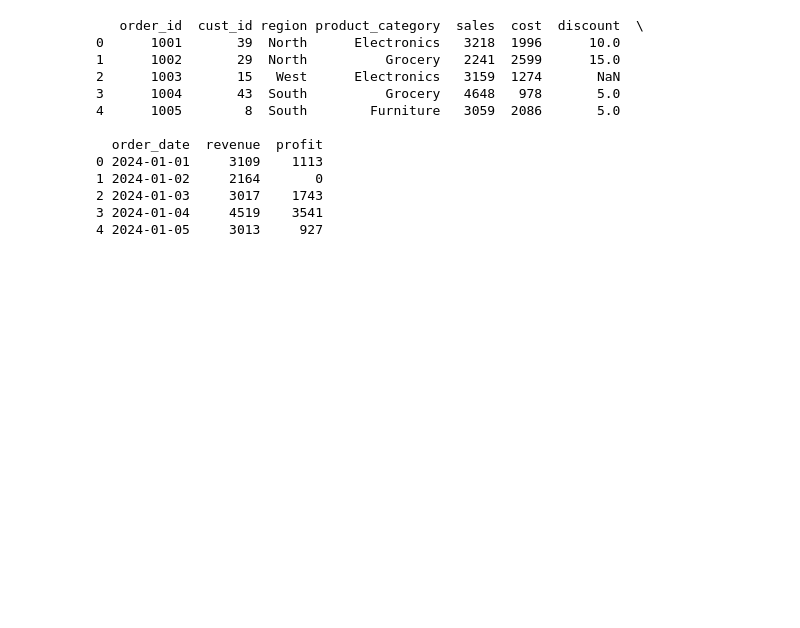
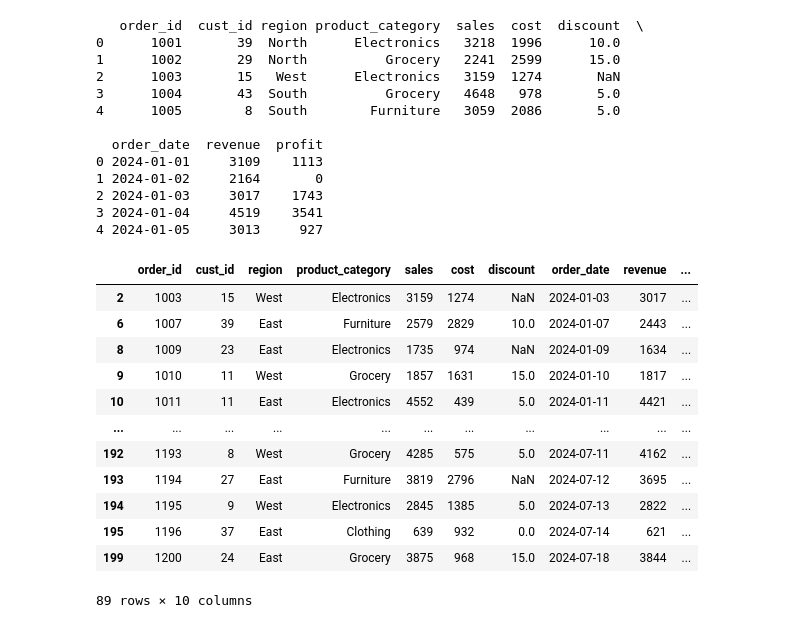
Before and after one commit to rramanswain2001/Python-code, a Jupyter notebook: Untitled.ipynb, the cells around one changed output. Saved outputs shown, nothing was run; the diff lists cells and outputs as text; code cells hidden in the pictures; blank space fills up the shorter version.

```diff
--- a/Untitled.ipynb
+++ b/Untitled.ipynb
@@ -278,3 +278,20 @@ print(df.head())
 2 2024-01-03     3017    1743
 3 2024-01-04     4519    3541
 4 2024-01-05     3013     927
+# %%
+#Find rows where region is either "East" or "West".
+df[df['region'].isin(['East','West'])]
+# %% [output]
+|  | order_id | cust_id | region | product_category | sales | cost | discount | order_date | revenue | ... |
+| 2 | 1003 | 15 | West | Electronics | 3159 | 1274 | NaN | 2024-01-03 | 3017 | ... |
+| 6 | 1007 | 39 | East | Furniture | 2579 | 2829 | 10.0 | 2024-01-07 | 2443 | ... |
+| 8 | 1009 | 23 | East | Electronics | 1735 | 974 | NaN | 2024-01-09 | 1634 | ... |
+| 9 | 1010 | 11 | West | Grocery | 1857 | 1631 | 15.0 | 2024-01-10 | 1817 | ... |
+| 10 | 1011 | 11 | East | Electronics | 4552 | 439 | 5.0 | 2024-01-11 | 4421 | ... |
+| ... | ... | ... | ... | ... | ... | ... | ... | ... | ... | ... |
+| 192 | 1193 | 8 | West | Grocery | 4285 | 575 | 5.0 | 2024-07-11 | 4162 | ... |
+| 193 | 1194 | 27 | East | Furniture | 3819 | 2796 | NaN | 2024-07-12 | 3695 | ... |
+| 194 | 1195 | 9 | West | Electronics | 2845 | 1385 | 5.0 | 2024-07-13 | 2822 | ... |
+| 195 | 1196 | 37 | East | Clothing | 639 | 932 | 0.0 | 2024-07-14 | 621 | ... |
+| 199 | 1200 | 24 | East | Grocery | 3875 | 968 | 15.0 | 2024-07-18 | 3844 | ... |
+89 rows × 10 columns
```
Also changed, not shown: parts of 14 cells of this notebook, 3 other files.
